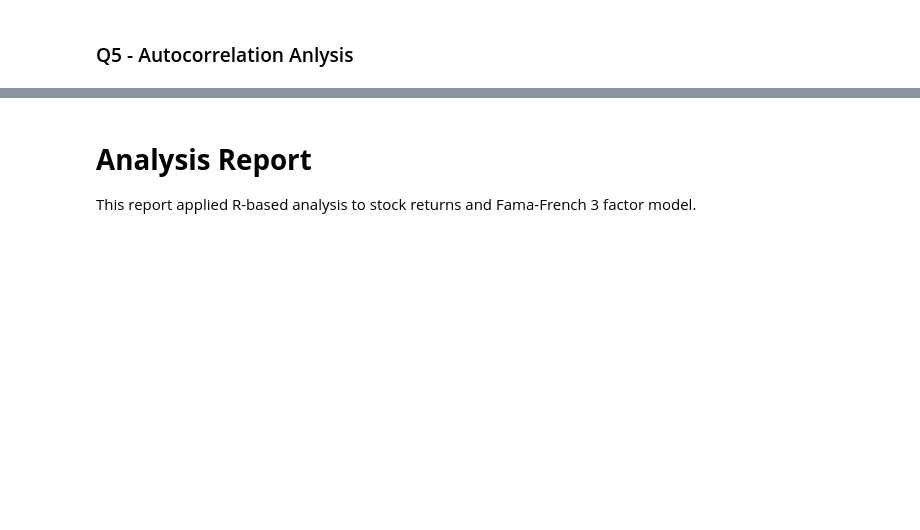
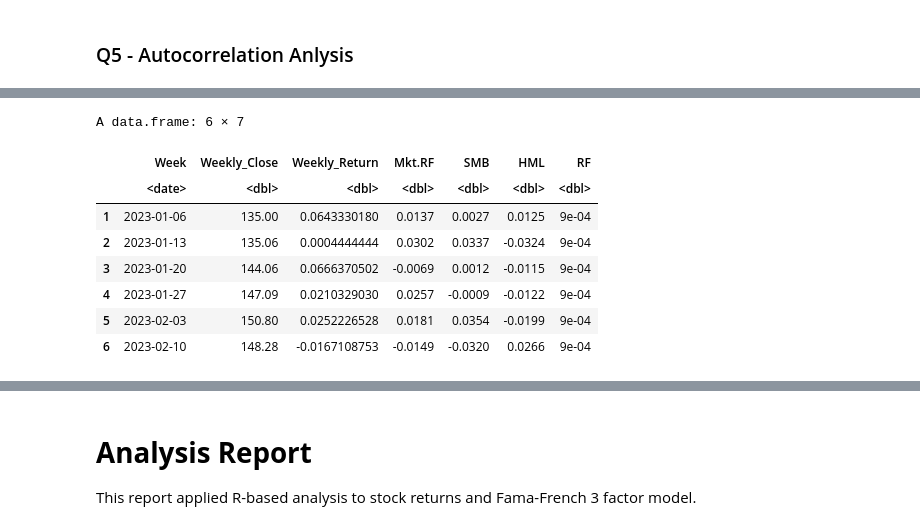
Before and after one commit to Mengsch3/apps-r-hw-01, a Jupyter notebook: hw_02/hw_02_1017.ipynb, the cells around one changed output, grey strips where cells are left out. Cells and saved outputs as stored; diff of their text form; code cells hidden in the pictures; blank space fills up the shorter version.

```diff
--- a/hw_02/hw_02_1017.ipynb
+++ b/hw_02/hw_02_1017.ipynb
@@ -174,2 +320,5 @@ In the last section, we first load and clean the the **fama_french_weekly.csv**
 # %%
-# load the data
+# load and clean the data
+fama_french_data <- read.csv("fama_french_weekly.csv", skip=4)
+fama_french_data$datadate <- as.Date(as.character(fama_french_data$X), format="%Y%m%d")
+fama_french_data <- select(fama_french_data, datadate, Mkt.RF, SMB, HML, RF)
@@ -177,0 +325,25 @@ In the last section, we first load and clean the the **fama_french_weekly.csv**
+# %%
+# for each column except datadate, divided by 100 to convert to decimal format
+fama_french_data <- fama_french_data %>%
+  mutate(across(-datadate, ~ . / 100))
+
+fama_french_data %>%
+    filter(datadate >= as.Date("2023-01-01")) %>%
+    slice(1)
+
+rearrange_wdc_data <- data %>%
+  filter(tic == "HLT") %>%
+  mutate(datadate = as.Date(datadate, format = "%d/%m/%Y")) %>%
+  arrange(datadate)
+
+# calculate the weekly returns for WDC and make sure the datadate is aligned with Fama-French data
+rearrange_wdc_data <- rearrange_wdc_data %>%
+  mutate(Week = floor_date(datadate, unit = "week", week_start = 5)) %>%
+  group_by(Week) %>%
+  summarise(Weekly_Close = last(prccd)) %>%
+  arrange(Week) %>%
+  mutate(Weekly_Return = (Weekly_Close / lag(Weekly_Close)) - 1) %>%
+  na.omit()
+
+# display the data
+head(rearrange_wdc_data)
@@ -177,0 +364,16 @@ In the last section, we first load and clean the the **fama_french_weekly.csv**
+# %%
+# merge the data
+merged_data <- merge(rearrange_wdc_data, fama_french_data, by.x = "Week", by.y = "datadate")
+
+# display the merged data
+head(merged_data)
+# %% [output]
+A data.frame: 6 × 7
+|  | Week | Weekly_Close | Weekly_Return | Mkt.RF | SMB | HML | RF |
+|  | <date> | <dbl> | <dbl> | <dbl> | <dbl> | <dbl> | <dbl> |
+| 1 | 2023-01-06 | 135.00 | 0.0643330180 | 0.0137 | 0.0027 | 0.0125 | 9e-04 |
+| 2 | 2023-01-13 | 135.06 | 0.0004444444 | 0.0302 | 0.0337 | -0.0324 | 9e-04 |
+| 3 | 2023-01-20 | 144.06 | 0.0666370502 | -0.0069 | 0.0012 | -0.0115 | 9e-04 |
+| 4 | 2023-01-27 | 147.09 | 0.0210329030 | 0.0257 | -0.0009 | -0.0122 | 9e-04 |
+| 5 | 2023-02-03 | 150.80 | 0.0252226528 | 0.0181 | 0.0354 | -0.0199 | 9e-04 |
+| 6 | 2023-02-10 | 148.28 | -0.0167108753 | -0.0149 | -0.0320 | 0.0266 | 9e-04 |
```
Also changed, not shown: parts of 27 cells of this notebook, 1 other file.
